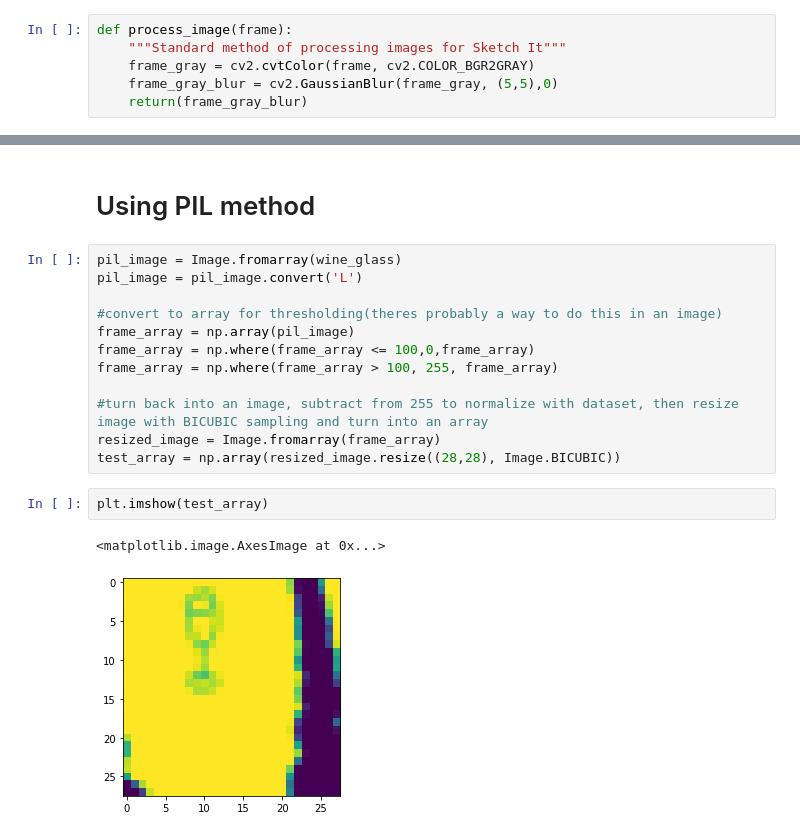
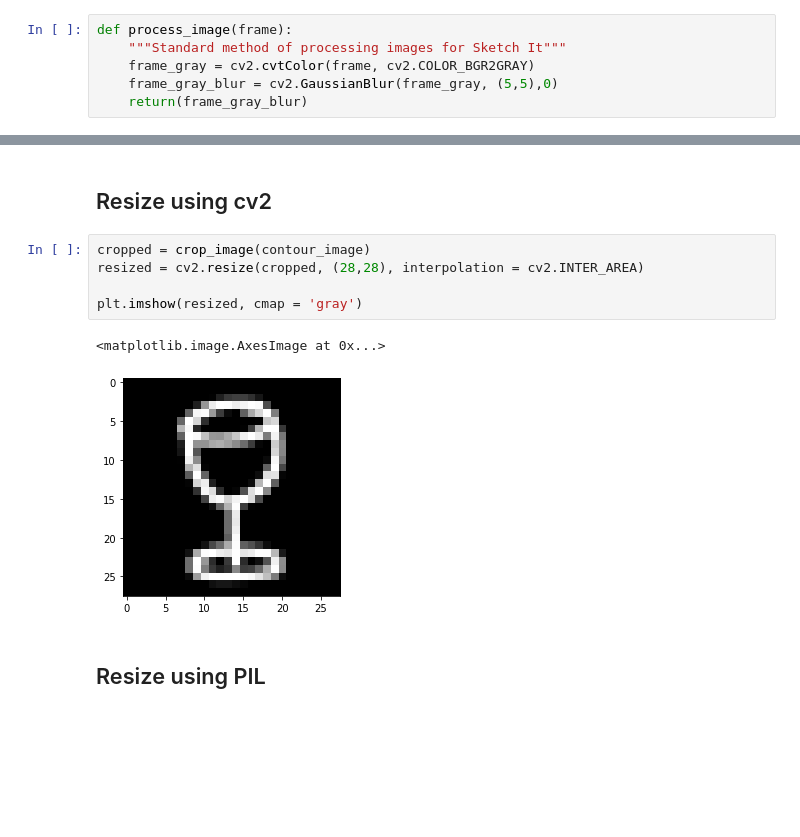
Before and after one commit to JohnHuangDS/Sketch-It, a Jupyter notebook: Image_Processing/Image Processing Notes.ipynb, the cells around one changed output, grey strips where cells are left out. Cells and saved outputs as stored; diff of their text form; blank space fills up the shorter version.

```diff
--- a/Image_Processing/Image Processing Notes.ipynb
+++ b/Image_Processing/Image Processing Notes.ipynb
@@ -25,19 +85,12 @@ NameError: name 'cv2' is not defined
+# %% [markdown]
+## Resize using cv2
+# %%
+cropped = crop_image(contour_image)
+resized = cv2.resize(cropped, (28,28), interpolation = cv2.INTER_AREA)
+
+plt.imshow(resized, cmap = 'gray')
+# %% [output]
+<matplotlib.image.AxesImage at 0x...>
+[figure, added]
 # %% [markdown]
-# Using PIL method
+## Resize using PIL
-# %%
-pil_image = Image.fromarray(wine_glass)
-pil_image = pil_image.convert('L')
-
-#convert to array for thresholding(theres probably a way to do this in an image)
-frame_array = np.array(pil_image)
-frame_array = np.where(frame_array <= 100,0,frame_array)
-frame_array = np.where(frame_array > 100, 255, frame_array)
-
-#turn back into an image, subtract from 255 to normalize with dataset, then resize image with BICUBIC sampling and turn into an array
-resized_image = Image.fromarray(frame_array)
-test_array = np.array(resized_image.resize((28,28), Image.BICUBIC))
-# %%
-plt.imshow(test_array)
-# %% [output]
-<matplotlib.image.AxesImage at 0x...>
-[figure, removed]
```
Also changed, not shown: parts of 11 cells of this notebook, 11 other files.
